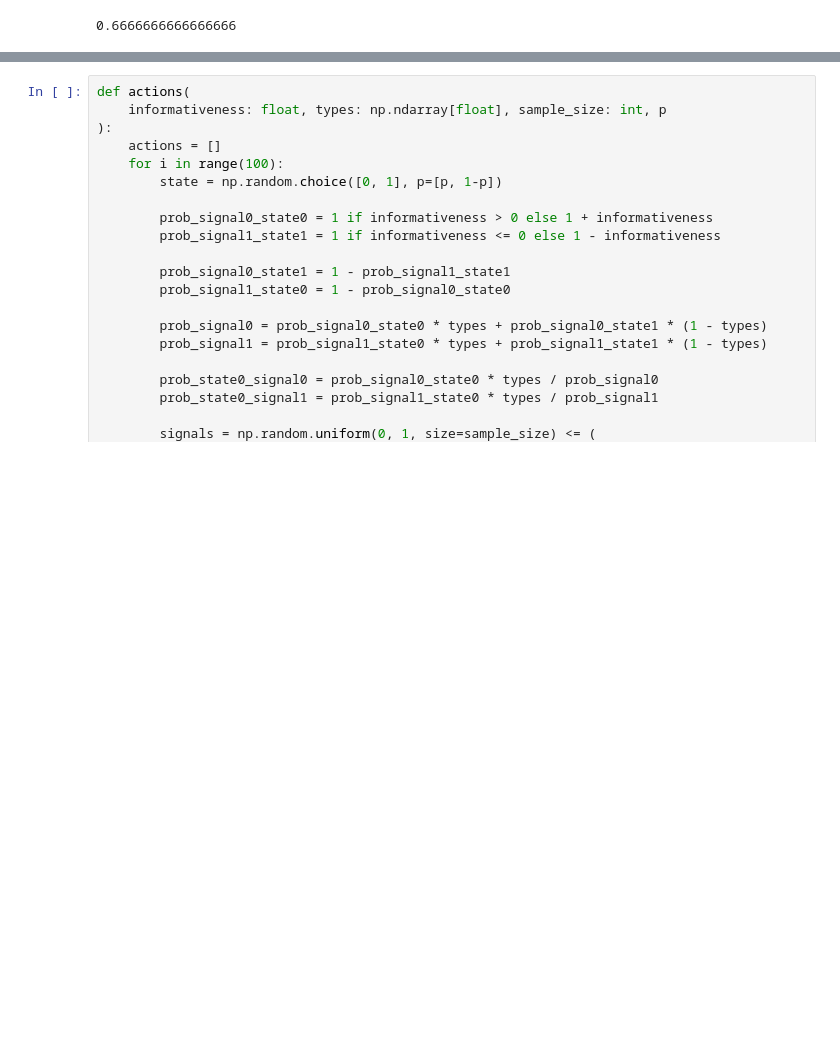
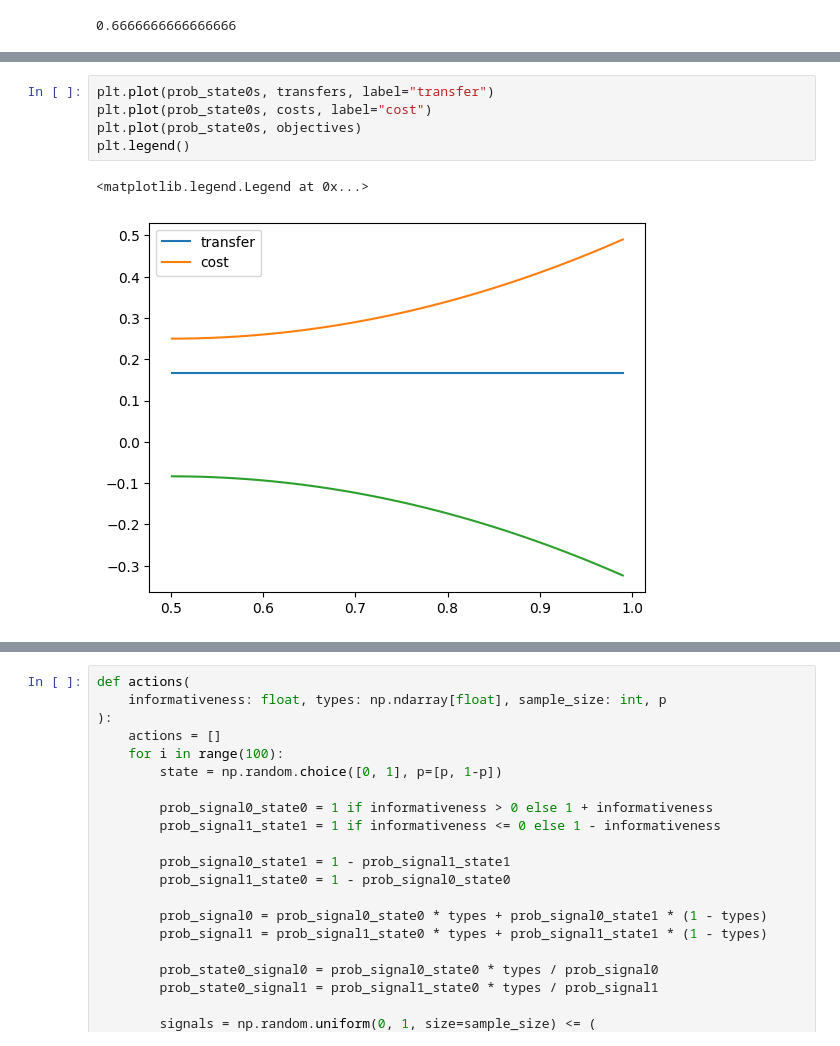
Before and after one commit to tdfalc/trading-information, a Jupyter notebook: analytics/test.ipynb, the cells around one changed output, grey strips where cells are left out. Saved outputs shown, nothing was run; the diff lists cells and outputs as text; blank space fills up the shorter version.

```diff
--- a/analytics/test.ipynb
+++ b/analytics/test.ipynb
@@ -137,0 +198,8 @@ array([-2.77828308e-16,  1.00000000e+00,  3.33333333e-01,  9.42055446e-16])
+# %%
+plt.plot(prob_state0s, transfers, label="transfer")
+plt.plot(prob_state0s, costs, label="cost")
+plt.plot(prob_state0s, objectives)
+plt.legend()
+# %% [output]
+<matplotlib.legend.Legend at 0x...>
+[figure, added]
```
Also changed, not shown: parts of 31 cells of this notebook, 8 other files.
